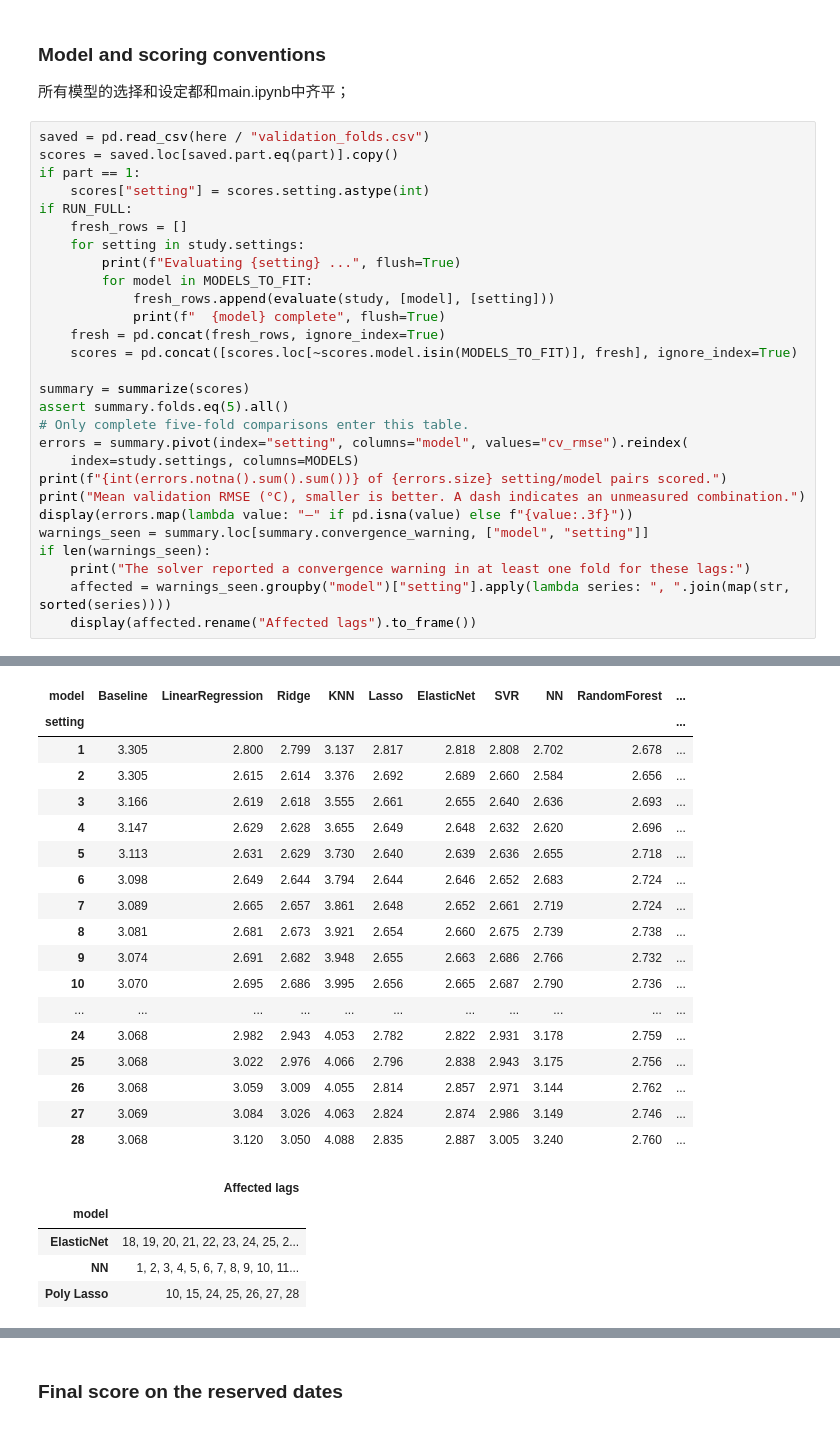
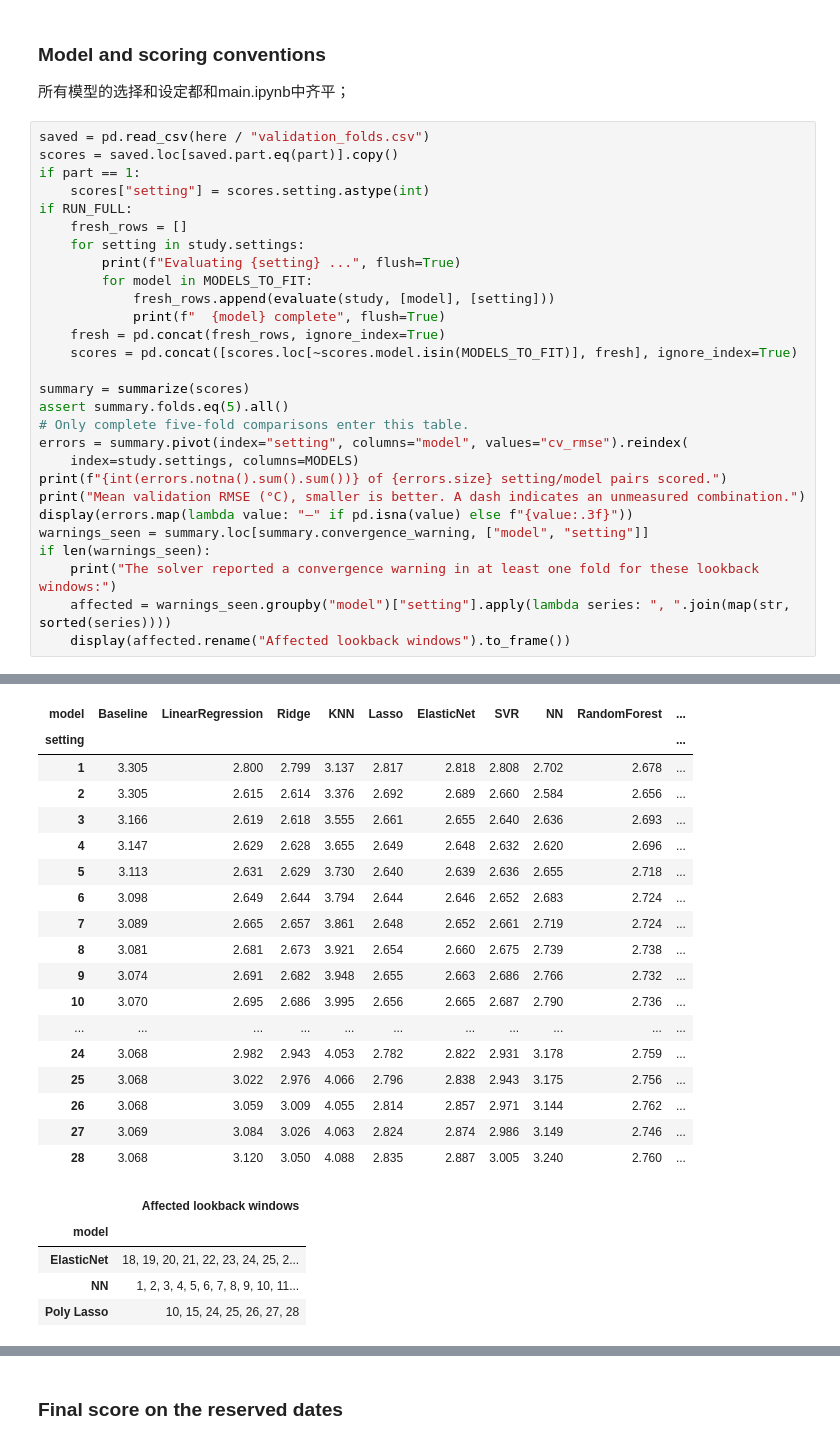
Before and after one commit to weijiawang2003/DATA-1030-Project, a Jupyter notebook: regression_inputs/01_lag_days.ipynb, the cells around one changed output, grey strips where cells are left out. Cells and saved outputs as stored; diff of their text form.

```diff
--- a/regression_inputs/01_lag_days.ipynb
+++ b/regression_inputs/01_lag_days.ipynb
@@ -119,9 +119,9 @@ print("Mean validation RMSE (°C), smaller is better. A dash indicates an unmeas
 display(errors.map(lambda value: "—" if pd.isna(value) else f"{value:.3f}"))
 warnings_seen = summary.loc[summary.convergence_warning, ["model", "setting"]]
 if len(warnings_seen):
-    print("The solver reported a convergence warning in at least one fold for these lags:")
+    print("The solver reported a convergence warning in at least one fold for these lookback windows:")
     affected = warnings_seen.groupby("model")["setting"].apply(lambda series: ", ".join(map(str, sorted(series))))
-    display(affected.rename("Affected lags").to_frame())
+    display(affected.rename("Affected lookback windows").to_frame())
 # %% [output]
 336 of 336 setting/model pairs scored.
 Mean validation RMSE (°C), smaller is better. A dash indicates an unmeasured combination.
@@ -129,22 +129,22 @@ The solver reported a convergence warning in at least one fold for these lags:
 | model | Baseline | LinearRegression | Ridge | KNN | Lasso | ElasticNet | SVR | NN | RandomForest | ... |
 | setting |  |  |  |  |  |  |  |  |  | ... |
 | 1 | 3.305 | 2.800 | 2.799 | 3.137 | 2.817 | 2.818 | 2.808 | 2.702 | 2.678 | ... |
 | 2 | 3.305 | 2.615 | 2.614 | 3.376 | 2.692 | 2.689 | 2.660 | 2.584 | 2.656 | ... |
 | 3 | 3.166 | 2.619 | 2.618 | 3.555 | 2.661 | 2.655 | 2.640 | 2.636 | 2.693 | ... |
 | 4 | 3.147 | 2.629 | 2.628 | 3.655 | 2.649 | 2.648 | 2.632 | 2.620 | 2.696 | ... |
 | 5 | 3.113 | 2.631 | 2.629 | 3.730 | 2.640 | 2.639 | 2.636 | 2.655 | 2.718 | ... |
 | 6 | 3.098 | 2.649 | 2.644 | 3.794 | 2.644 | 2.646 | 2.652 | 2.683 | 2.724 | ... |
 | 7 | 3.089 | 2.665 | 2.657 | 3.861 | 2.648 | 2.652 | 2.661 | 2.719 | 2.724 | ... |
 | 8 | 3.081 | 2.681 | 2.673 | 3.921 | 2.654 | 2.660 | 2.675 | 2.739 | 2.738 | ... |
 | 9 | 3.074 | 2.691 | 2.682 | 3.948 | 2.655 | 2.663 | 2.686 | 2.766 | 2.732 | ... |
 | 10 | 3.070 | 2.695 | 2.686 | 3.995 | 2.656 | 2.665 | 2.687 | 2.790 | 2.736 | ... |
 | ... | ... | ... | ... | ... | ... | ... | ... | ... | ... | ... |
 | 24 | 3.068 | 2.982 | 2.943 | 4.053 | 2.782 | 2.822 | 2.931 | 3.178 | 2.759 | ... |
 | 25 | 3.068 | 3.022 | 2.976 | 4.066 | 2.796 | 2.838 | 2.943 | 3.175 | 2.756 | ... |
 | 26 | 3.068 | 3.059 | 3.009 | 4.055 | 2.814 | 2.857 | 2.971 | 3.144 | 2.762 | ... |
 | 27 | 3.069 | 3.084 | 3.026 | 4.063 | 2.824 | 2.874 | 2.986 | 3.149 | 2.746 | ... |
 | 28 | 3.068 | 3.120 | 3.050 | 4.088 | 2.835 | 2.887 | 3.005 | 3.240 | 2.760 | ... |
-|  | Affected lags |
+|  | Affected lookback windows |
 | model |  |
 | ElasticNet | 18, 19, 20, 21, 22, 23, 24, 25, 2... |
 | NN | 1, 2, 3, 4, 5, 6, 7, 8, 9, 10, 11... |
```
Also changed, not shown: parts of 9 cells of this notebook, 1 other file.
